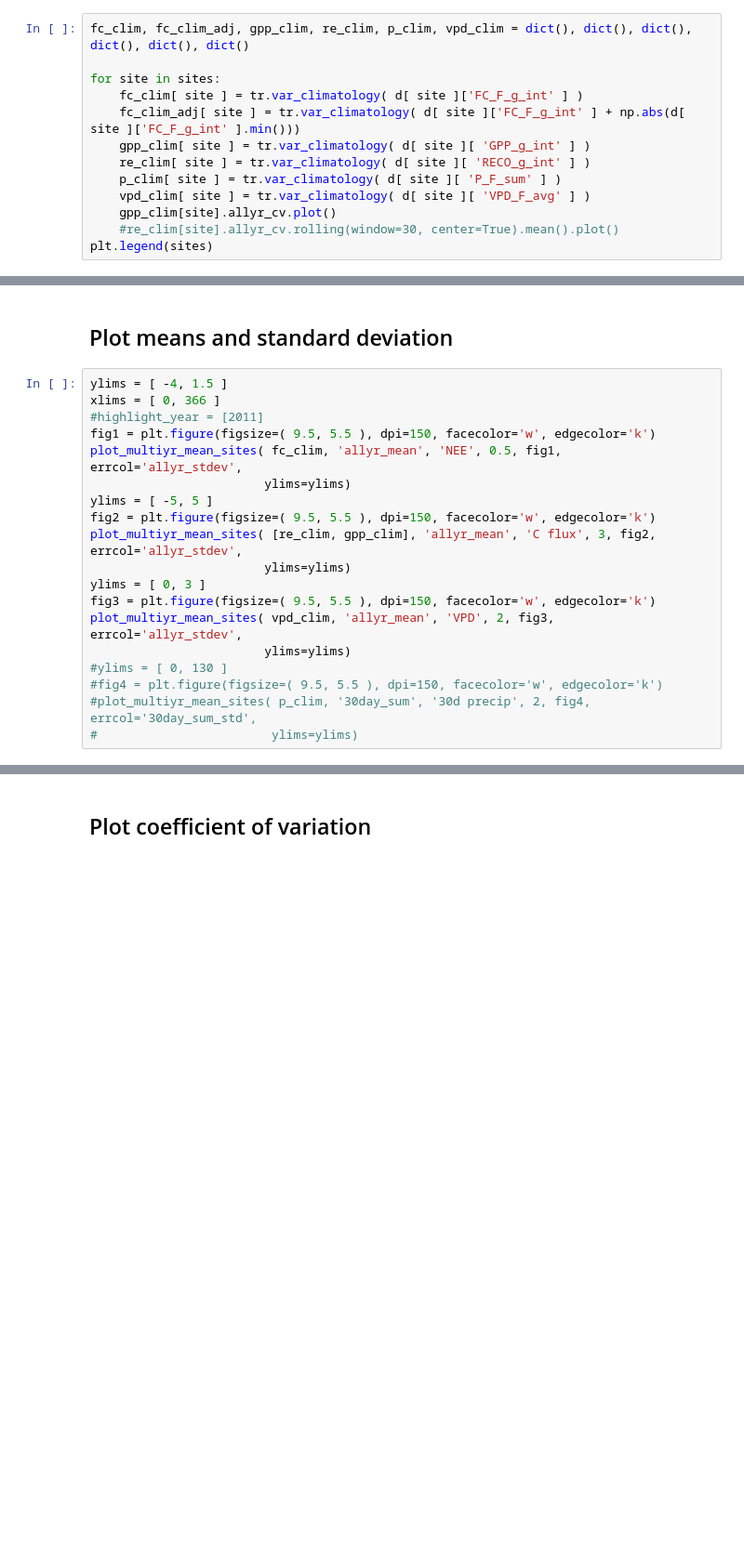
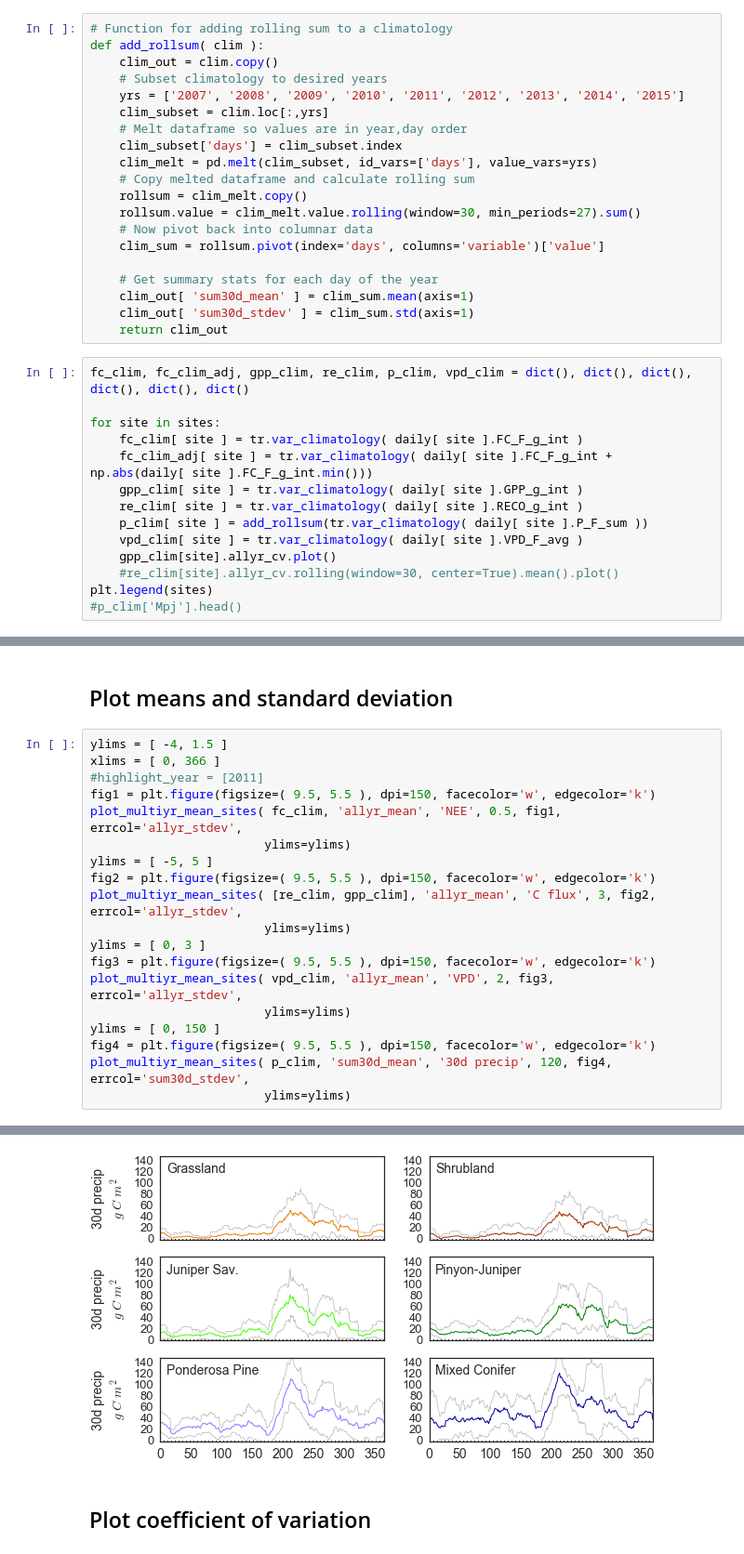
Before and after one commit to gremau/NMEG_seasonality, a Jupyter notebook: Seasonal_interannual_NMEG.ipynb, the cells around one changed output, grey strips where cells are left out. Shown at 93% size. Drawn from its saved outputs; the diff is of its cells as text; blank space fills up the shorter version.

Commit message:
Fix rolling sum precip

```diff
--- a/Seasonal_interannual_NMEG.ipynb
+++ b/Seasonal_interannual_NMEG.ipynb
@@ -112,19 +85,40 @@ def plot_multiyr_mean_sites( clim_in, clim_cols, varname, texty, fighandle, errc
         ax[i].set_ylabel(varname + '\n$g\ C\ m^2$', fontsize=14)
 
     return ax
+# %%
+# Function for adding rolling sum to a climatology
+def add_rollsum( clim ):
+    clim_out = clim.copy()
+    # Subset climatology to desired years
+    yrs = ['2007', '2008', '2009', '2010', '2011', '2012', '2013', '2014', '2015']
+    clim_subset = clim.loc[:,yrs]
+    # Melt dataframe so values are in year,day order
+    clim_subset['days'] = clim_subset.index
+    clim_melt = pd.melt(clim_subset, id_vars=['days'], value_vars=yrs)
+    # Copy melted dataframe and calculate rolling sum
+    rollsum = clim_melt.copy()
+    rollsum.value = clim_melt.value.rolling(window=30, min_periods=27).sum()
+    # Now pivot back into columnar data
+    clim_sum = rollsum.pivot(index='days', columns='variable')['value']
+
+    # Get summary stats for each day of the year
+    clim_out[ 'sum30d_mean' ] = clim_sum.mean(axis=1)
+    clim_out[ 'sum30d_stdev' ] = clim_sum.std(axis=1)
+    return clim_out
 # %%
 fc_clim, fc_clim_adj, gpp_clim, re_clim, p_clim, vpd_clim = dict(), dict(), dict(), dict(), dict(), dict()
 
 for site in sites:
-    fc_clim[ site ] = tr.var_climatology( d[ site ]['FC_F_g_int' ] )
-    fc_clim_adj[ site ] = tr.var_climatology( d[ site ]['FC_F_g_int' ] + np.abs(d[ site ]['FC_F_g_int' ].min()))
-    gpp_clim[ site ] = tr.var_climatology( d[ site ][ 'GPP_g_int' ] )
-    re_clim[ site ] = tr.var_climatology( d[ site ][ 'RECO_g_int' ] )
-    p_clim[ site ] = tr.var_climatology( d[ site ][ 'P_F_sum' ] )
-    vpd_clim[ site ] = tr.var_climatology( d[ site ][ 'VPD_F_avg' ] )
+    fc_clim[ site ] = tr.var_climatology( daily[ site ].FC_F_g_int )
+    fc_clim_adj[ site ] = tr.var_climatology( daily[ site ].FC_F_g_int + np.abs(daily[ site ].FC_F_g_int.min()))
+    gpp_clim[ site ] = tr.var_climatology( daily[ site ].GPP_g_int )
+    re_clim[ site ] = tr.var_climatology( daily[ site ].RECO_g_int )
+    p_clim[ site ] = add_rollsum(tr.var_climatology( daily[ site ].P_F_sum ))
+    vpd_clim[ site ] = tr.var_climatology( daily[ site ].VPD_F_avg )
     gpp_clim[site].allyr_cv.plot()
     #re_clim[site].allyr_cv.rolling(window=30, center=True).mean().plot()
 plt.legend(sites)
+#p_clim['Mpj'].head()
 # %% [output]
 <matplotlib.legend.Legend at 0x...>
 [figure]
@@ -133,32 +127,33 @@ plt.legend(sites)
 # %%
 ylims = [ -4, 1.5 ]
 xlims = [ 0, 366 ]
 #highlight_year = [2011]
 fig1 = plt.figure(figsize=( 9.5, 5.5 ), dpi=150, facecolor='w', edgecolor='k')
 plot_multiyr_mean_sites( fc_clim, 'allyr_mean', 'NEE', 0.5, fig1, errcol='allyr_stdev',
                         ylims=ylims)
 ylims = [ -5, 5 ]
 fig2 = plt.figure(figsize=( 9.5, 5.5 ), dpi=150, facecolor='w', edgecolor='k')
 plot_multiyr_mean_sites( [re_clim, gpp_clim], 'allyr_mean', 'C flux', 3, fig2, errcol='allyr_stdev',
                         ylims=ylims)
 ylims = [ 0, 3 ]
 fig3 = plt.figure(figsize=( 9.5, 5.5 ), dpi=150, facecolor='w', edgecolor='k')
 plot_multiyr_mean_sites( vpd_clim, 'allyr_mean', 'VPD', 2, fig3, errcol='allyr_stdev',
                         ylims=ylims)
-#ylims = [ 0, 130 ]
-#fig4 = plt.figure(figsize=( 9.5, 5.5 ), dpi=150, facecolor='w', edgecolor='k')
-#plot_multiyr_mean_sites( p_clim, '30day_sum', '30d precip', 2, fig4, errcol='30day_sum_std',
-#                        ylims=ylims)
+ylims = [ 0, 150 ]
+fig4 = plt.figure(figsize=( 9.5, 5.5 ), dpi=150, facecolor='w', edgecolor='k')
+plot_multiyr_mean_sites( p_clim, 'sum30d_mean', '30d precip', 120, fig4, errcol='sum30d_stdev',
+                        ylims=ylims)
 # %% [output]
 [<matplotlib.axes._subplots.AxesSubplot at 0x...>,
  <matplotlib.axes._subplots.AxesSubplot at 0x...>,
  <matplotlib.axes._subplots.AxesSubplot at 0x...>,
  <matplotlib.axes._subplots.AxesSubplot at 0x...>,
  <matplotlib.axes._subplots.AxesSubplot at 0x...>,
  <matplotlib.axes._subplots.AxesSubplot at 0x...>]
 [figure]
 [figure]
 [figure]
+[figure, added]
 # %% [markdown]
 ## Plot coefficient of variation
 # %%
```
Also changed, not shown: parts of 2 cells of this notebook.
